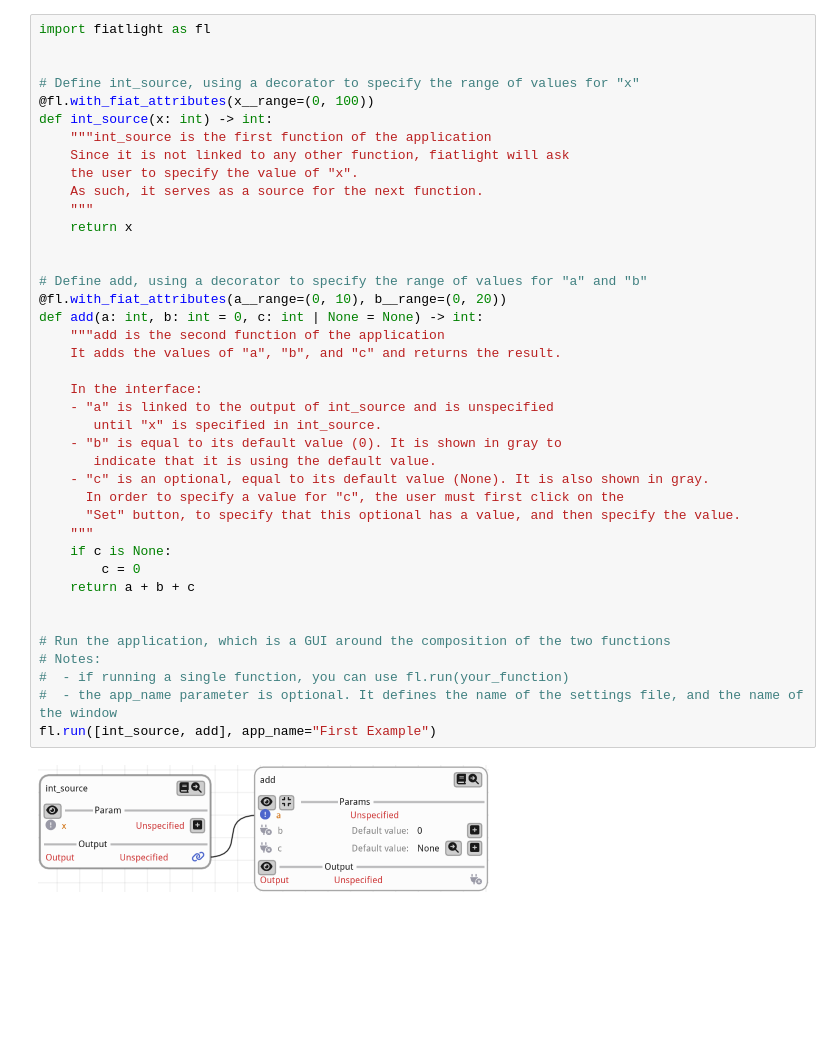
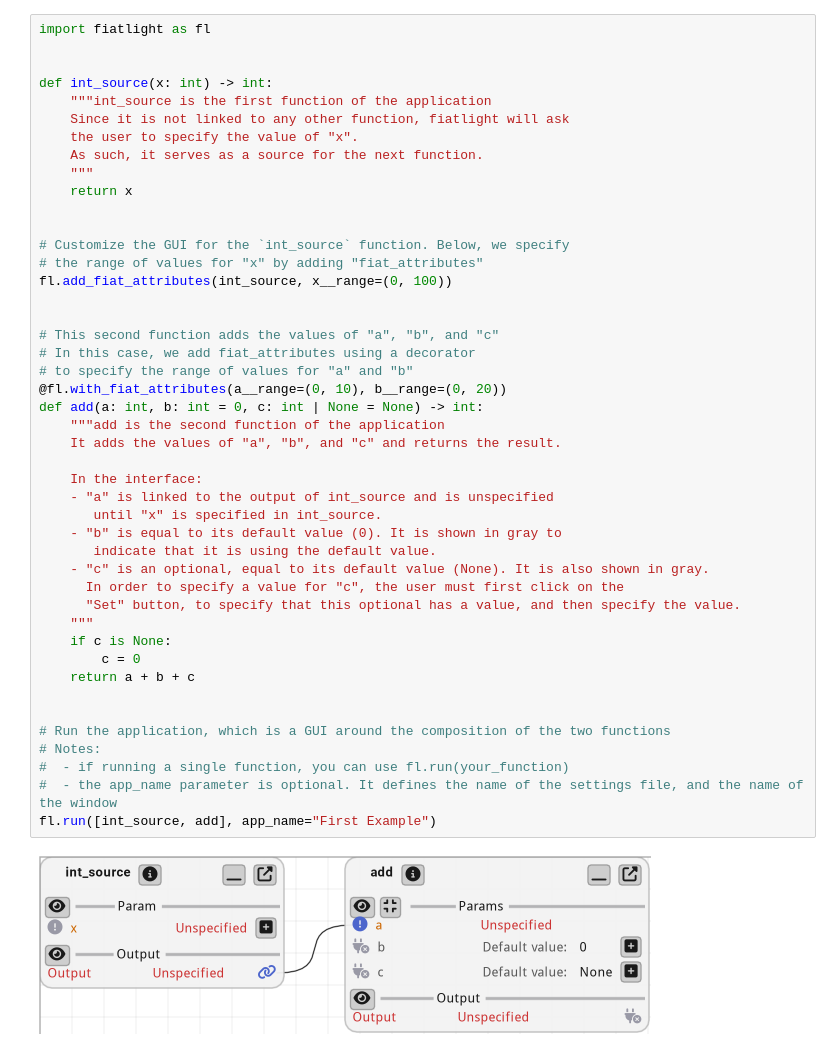
Before and after one commit to pthom/fiatlight_doc, a Jupyter notebook: manual_first.ipynb, the cells around one changed output. Drawn from its saved outputs; the diff is of its cells as text; blank space fills up the shorter version.

```diff
--- a/manual_first.ipynb
+++ b/manual_first.ipynb
@@ -79,8 +46,6 @@ Finally, we run the application using the "fl.run" function.
 import fiatlight as fl
 
 
-# Define int_source, using a decorator to specify the range of values for "x"
-@fl.with_fiat_attributes(x__range=(0, 100))
 def int_source(x: int) -> int:
     """int_source is the first function of the application
     Since it is not linked to any other function, fiatlight will ask
@@ -88,35 +53,42 @@ def int_source(x: int) -> int:
     As such, it serves as a source for the next function.
     """
     return x
 
 
-# Define add, using a decorator to specify the range of values for "a" and "b"
+# Customize the GUI for the `int_source` function. Below, we specify
+# the range of values for "x" by adding "fiat_attributes"
+fl.add_fiat_attributes(int_source, x__range=(0, 100))
+
+
+# This second function adds the values of "a", "b", and "c"
+# In this case, we add fiat_attributes using a decorator
+# to specify the range of values for "a" and "b"
 @fl.with_fiat_attributes(a__range=(0, 10), b__range=(0, 20))
 def add(a: int, b: int = 0, c: int | None = None) -> int:
     """add is the second function of the application
     It adds the values of "a", "b", and "c" and returns the result.
 
     In the interface:
     - "a" is linked to the output of int_source and is unspecified
        until "x" is specified in int_source.
     - "b" is equal to its default value (0). It is shown in gray to
        indicate that it is using the default value.
     - "c" is an optional, equal to its default value (None). It is also shown in gray.
       In order to specify a value for "c", the user must first click on the
       "Set" button, to specify that this optional has a value, and then specify the value.
     """
     if c is None:
         c = 0
     return a + b + c
 
 
 # Run the application, which is a GUI around the composition of the two functions
 # Notes:
 #  - if running a single function, you can use fl.run(your_function)
 #  - the app_name parameter is optional. It defines the name of the settings file, and the name of the window
 fl.run([int_source, add], app_name="First Example")
 # %% [output]
-[figure, old version]
+[figure, new version]
 # %% [markdown]
 *The image above shows the default state of the application*
 > * int_source:
```
Also changed, not shown: parts of 5 cells of this notebook, 6 other files.
